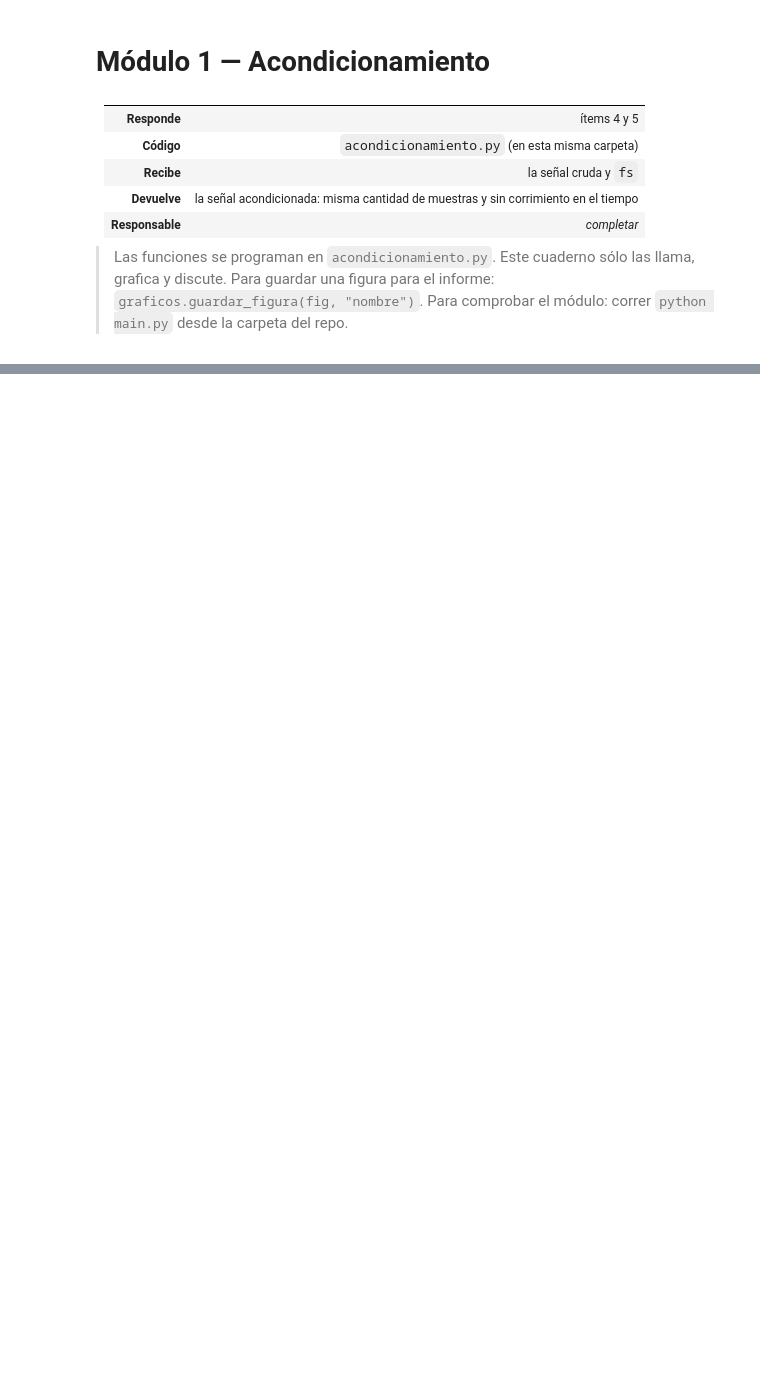
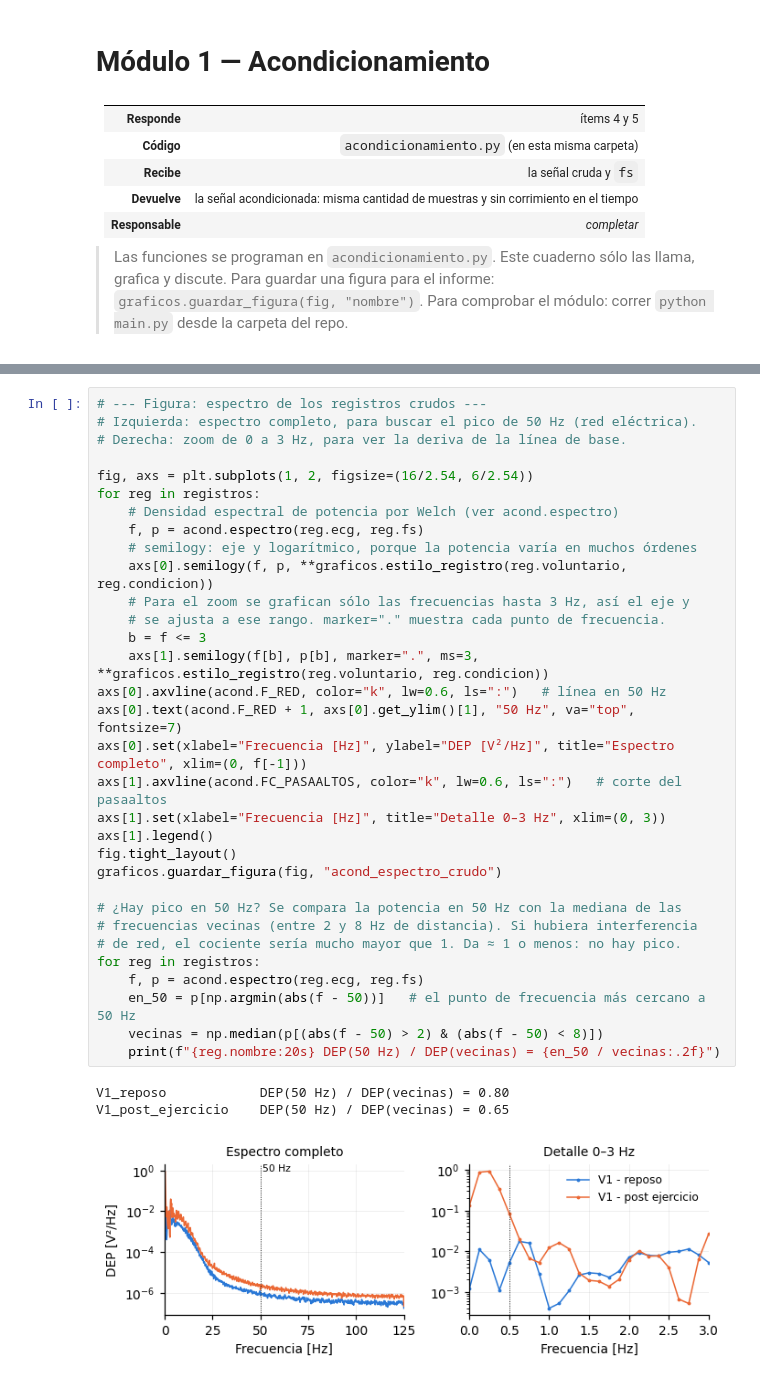
Before and after one commit to PurrthagorasCat/Informe-Laboratorio-ECG---PSIB---Grupo-2-, a Jupyter notebook: modulos/m1_acondicionamiento/acondicionamiento.ipynb, the cells around one changed output, grey strips where cells are left out. Cells and saved outputs as stored; diff of their text form; blank space fills up the shorter version.

```diff
--- a/modulos/m1_acondicionamiento/acondicionamiento.ipynb
+++ b/modulos/m1_acondicionamiento/acondicionamiento.ipynb
@@ -55,0 +157,36 @@ registros = carga_de_datos.cargar_todos()
+# %%
+# --- Figura: espectro de los registros crudos ---
+# Izquierda: espectro completo, para buscar el pico de 50 Hz (red eléctrica).
+# Derecha: zoom de 0 a 3 Hz, para ver la deriva de la línea de base.
+
+fig, axs = plt.subplots(1, 2, figsize=(16/2.54, 6/2.54))
+for reg in registros:
+    # Densidad espectral de potencia por Welch (ver acond.espectro)
+    f, p = acond.espectro(reg.ecg, reg.fs)
+    # semilogy: eje y logarítmico, porque la potencia varía en muchos órdenes
+    axs[0].semilogy(f, p, **graficos.estilo_registro(reg.voluntario, reg.condicion))
+    # Para el zoom se grafican sólo las frecuencias hasta 3 Hz, así el eje y
+    # se ajusta a ese rango. marker="." muestra cada punto de frecuencia.
+    b = f <= 3
+    axs[1].semilogy(f[b], p[b], marker=".", ms=3, **graficos.estilo_registro(reg.voluntario, reg.condicion))
+axs[0].axvline(acond.F_RED, color="k", lw=0.6, ls=":")   # línea en 50 Hz
+axs[0].text(acond.F_RED + 1, axs[0].get_ylim()[1], "50 Hz", va="top", fontsize=7)
+axs[0].set(xlabel="Frecuencia [Hz]", ylabel="DEP [V²/Hz]", title="Espectro completo", xlim=(0, f[-1]))
+axs[1].axvline(acond.FC_PASAALTOS, color="k", lw=0.6, ls=":")   # corte del pasaaltos
+axs[1].set(xlabel="Frecuencia [Hz]", title="Detalle 0–3 Hz", xlim=(0, 3))
+axs[1].legend()
+fig.tight_layout()
+graficos.guardar_figura(fig, "acond_espectro_crudo")
+
+# ¿Hay pico en 50 Hz? Se compara la potencia en 50 Hz con la mediana de las
+# frecuencias vecinas (entre 2 y 8 Hz de distancia). Si hubiera interferencia
+# de red, el cociente sería mucho mayor que 1. Da ≈ 1 o menos: no hay pico.
+for reg in registros:
+    f, p = acond.espectro(reg.ecg, reg.fs)
+    en_50 = p[np.argmin(abs(f - 50))]   # el punto de frecuencia más cercano a 50 Hz
+    vecinas = np.median(p[(abs(f - 50) > 2) & (abs(f - 50) < 8)])
+    print(f"{reg.nombre:20s} DEP(50 Hz) / DEP(vecinas) = {en_50 / vecinas:.2f}")
+# %% [output]
+V1_reposo            DEP(50 Hz) / DEP(vecinas) = 0.80
+V1_post_ejercicio    DEP(50 Hz) / DEP(vecinas) = 0.65
+[figure, added]
```
Also changed, not shown: parts of 18 cells of this notebook, 14 other files.
